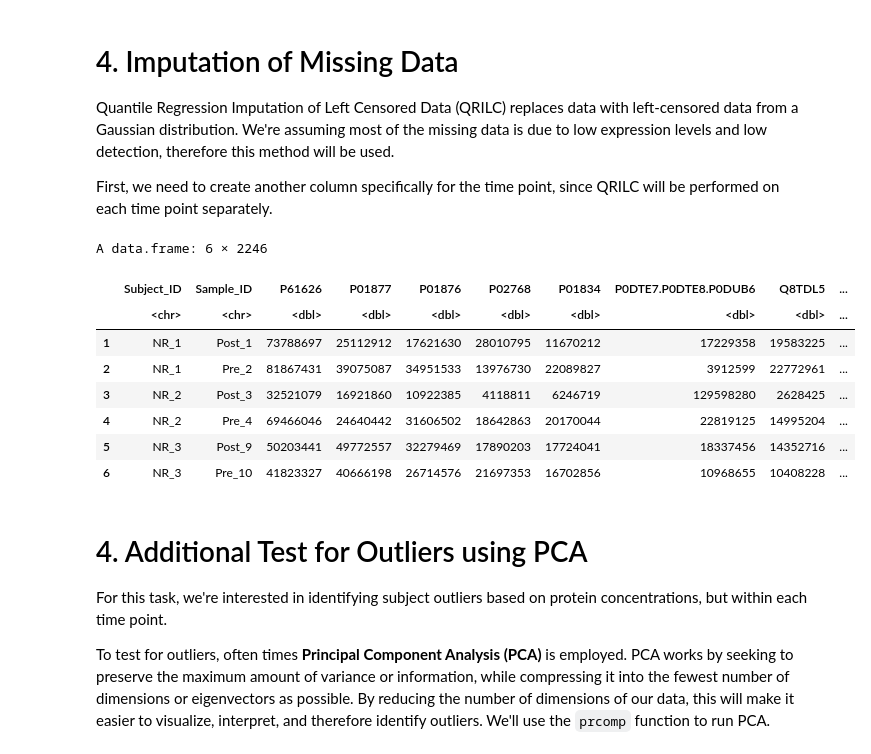
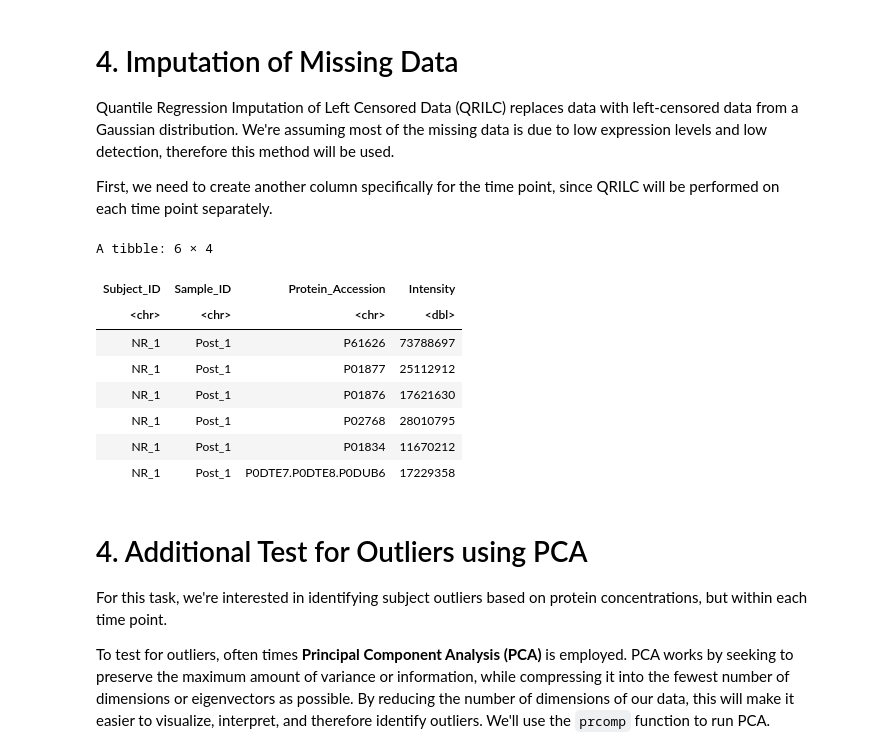
Before and after one commit to UNCSRP/PRogramming-for-Environmental-Health-And-Toxicology-PREHEAT-Retreat, a Jupyter notebook: 2. Data Processing/Proteomics Data Processing.ipynb, the cells around one changed output. Saved outputs shown, nothing was run; the diff lists cells and outputs as text; code cells hidden in the pictures.

```diff
--- a/2. Data Processing/Proteomics Data Processing.ipynb
+++ b/2. Data Processing/Proteomics Data Processing.ipynb
@@ -225,46 +205,47 @@ QRILC_imputation = function(dataset){
     # :param (input): preimputed df
     # :output: 1 quantile normalized df
     # """
     wider_dataset = dataset %>%
         select(c("Subject_ID", "Sample_ID", "Protein_Accession", "Norm_Intensity")) %>%
         pivot_wider(names_from = Protein_Accession, values_from = Norm_Intensity)
 
     # normalizing data since that's what the QRILC function requires
     QRILC_prep = wider_dataset[,3:dim(wider_dataset)[2]] %>%
          mutate_all(., function(x) log2(x)) %>%
          as.matrix()
 
     imputed_QRILC_object = impute.QRILC(QRILC_prep, tune.sigma = 0.1)
     QRILC_log2_df = data.frame(imputed_QRILC_object[1])
 
    # converting back the original scale
     QRILC_df = QRILC_log2_df %>%
         mutate_all(., function(x) 2^x - 1)
 
     # adding back in id cols
     QRILC_df = cbind(Subject_ID = wider_dataset$Subject_ID, Sample_ID = wider_dataset$Sample_ID, QRILC_df)
 
-    # pivoting the df
-                   # I STOPPED HERE
+    # pivoting the df back into a long format
     imputed_dataset = QRILC_df %>%
-         pivot_longer(cols = 2:all_of(final_pivoted_column_number), names_to = "Protein", values_to = "Value")
+         pivot_longer(cols = 3:all_of(dim(QRILC_df)[2]), names_to = "Protein_Accession", values_to = "Intensity")
 
-   return(QRILC_df)
+   return(imputed_dataset)
 }
 
 # calling fn
 imputed_df = QRILC_imputation(normalized_df)
+
+# viewing data
 head(imputed_df)
 # %% [output]
-A data.frame: 6 × 2246
+A tibble: 6 × 4
-|  | Subject_ID | Sample_ID | P61626 | P01877 | P01876 | P02768 | P01834 | P0DTE7.P0DTE8.P0DUB6 | Q8TDL5 | ... |
-|  | <chr> | <chr> | <dbl> | <dbl> | <dbl> | <dbl> | <dbl> | <dbl> | <dbl> | ... |
-| 1 | NR_1 | Post_1 | 73788697 | 25112912 | 17621630 | 28010795 | 11670212 | 17229358 | 19583225 | ... |
-| 2 | NR_1 | Pre_2 | 81867431 | 39075087 | 34951533 | 13976730 | 22089827 | 3912599 | 22772961 | ... |
-| 3 | NR_2 | Post_3 | 32521079 | 16921860 | 10922385 | 4118811 | 6246719 | 129598280 | 2628425 | ... |
-| 4 | NR_2 | Pre_4 | 69466046 | 24640442 | 31606502 | 18642863 | 20170044 | 22819125 | 14995204 | ... |
-| 5 | NR_3 | Post_9 | 50203441 | 49772557 | 32279469 | 17890203 | 17724041 | 18337456 | 14352716 | ... |
-| 6 | NR_3 | Pre_10 | 41823327 | 40666198 | 26714576 | 21697353 | 16702856 | 10968655 | 10408228 | ... |
+| Subject_ID | Sample_ID | Protein_Accession | Intensity |
+| <chr> | <chr> | <chr> | <dbl> |
+| NR_1 | Post_1 | P61626 | 73788697 |
+| NR_1 | Post_1 | P01877 | 25112912 |
+| NR_1 | Post_1 | P01876 | 17621630 |
+| NR_1 | Post_1 | P02768 | 28010795 |
+| NR_1 | Post_1 | P01834 | 11670212 |
+| NR_1 | Post_1 | P0DTE7.P0DTE8.P0DUB6 | 17229358 |
 # %% [markdown]
 # 4. Additional Test for Outliers using PCA
 
```
Also changed, not shown: parts of 7 cells of this notebook.
